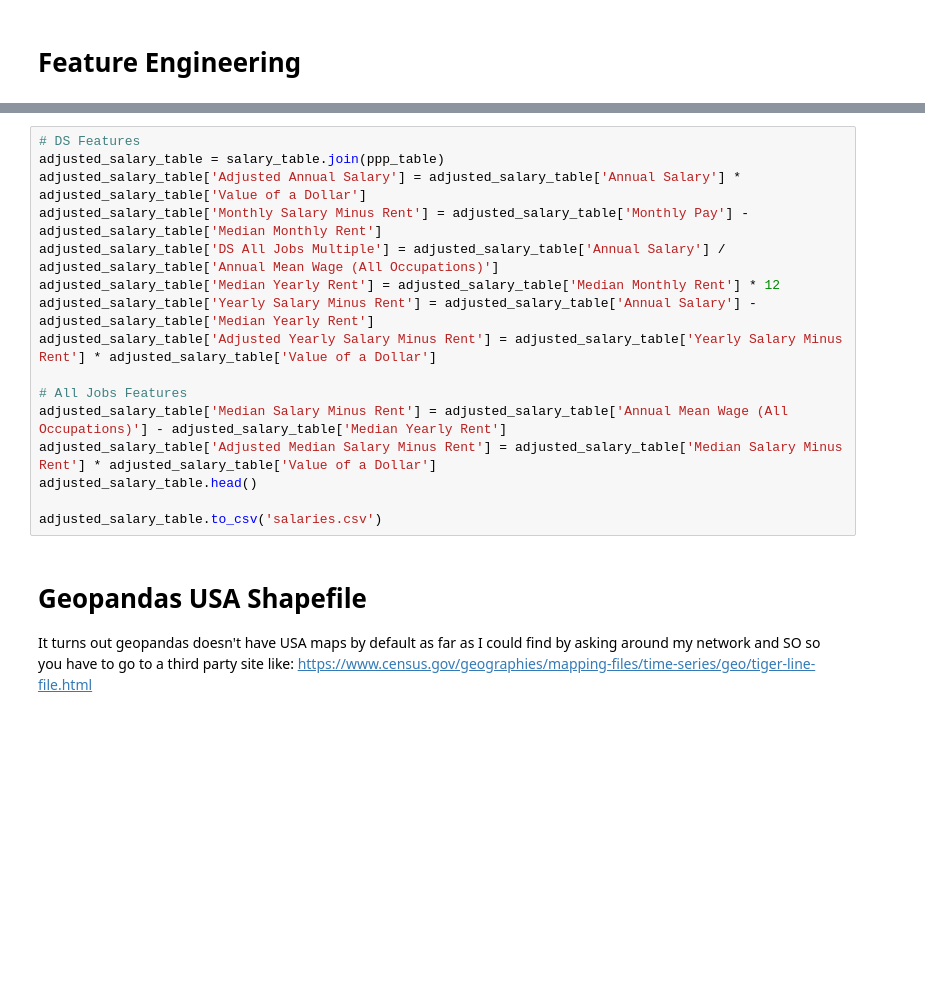
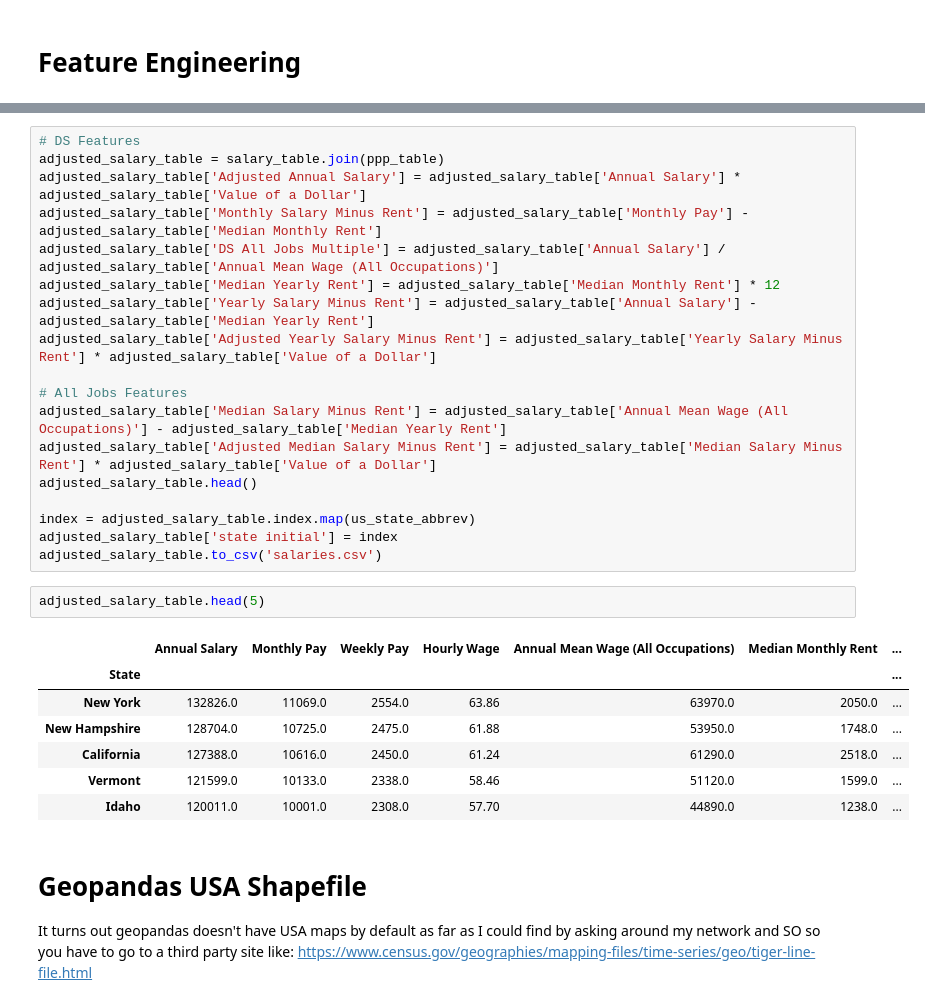
Before and after one commit to Mike-Xie/US_Salaries, a Jupyter notebook: notebook.ipynb, the cells around one changed output, grey strips where cells are left out. Saved outputs shown, nothing was run; the diff lists cells and outputs as text; blank space fills up the shorter version.

```diff
--- a/notebook.ipynb
+++ b/notebook.ipynb
@@ -78,7 +139,19 @@ adjusted_salary_table['Median Salary Minus Rent'] = adjusted_salary_table['Annua
 adjusted_salary_table['Adjusted Median Salary Minus Rent'] = adjusted_salary_table['Median Salary Minus Rent'] * adjusted_salary_table['Value of a Dollar']
 adjusted_salary_table.head()
 
+index = adjusted_salary_table.index.map(us_state_abbrev)
+adjusted_salary_table['state initial'] = index
 adjusted_salary_table.to_csv('salaries.csv')
+# %%
+adjusted_salary_table.head(5)
+# %% [output]
+|  | Annual Salary | Monthly Pay | Weekly Pay | Hourly Wage | Annual Mean Wage (All Occupations) | Median Monthly Rent | ... |
+| State |  |  |  |  |  |  | ... |
+| New York | 132826.0 | 11069.0 | 2554.0 | 63.86 | 63970.0 | 2050.0 | ... |
+| New Hampshire | 128704.0 | 10725.0 | 2475.0 | 61.88 | 53950.0 | 1748.0 | ... |
+| California | 127388.0 | 10616.0 | 2450.0 | 61.24 | 61290.0 | 2518.0 | ... |
+| Vermont | 121599.0 | 10133.0 | 2338.0 | 58.46 | 51120.0 | 1599.0 | ... |
+| Idaho | 120011.0 | 10001.0 | 2308.0 | 57.70 | 44890.0 | 1238.0 | ... |
 # %% [markdown]
 # Geopandas USA Shapefile
 
```
Also changed, not shown: parts of 1 cell of this notebook, 1 other file.
